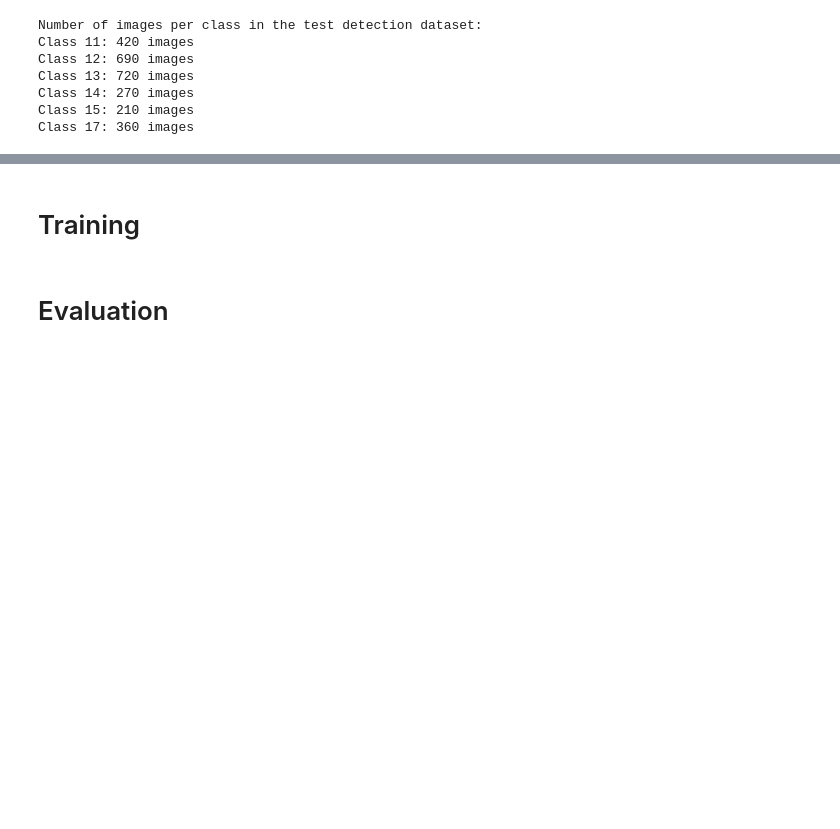
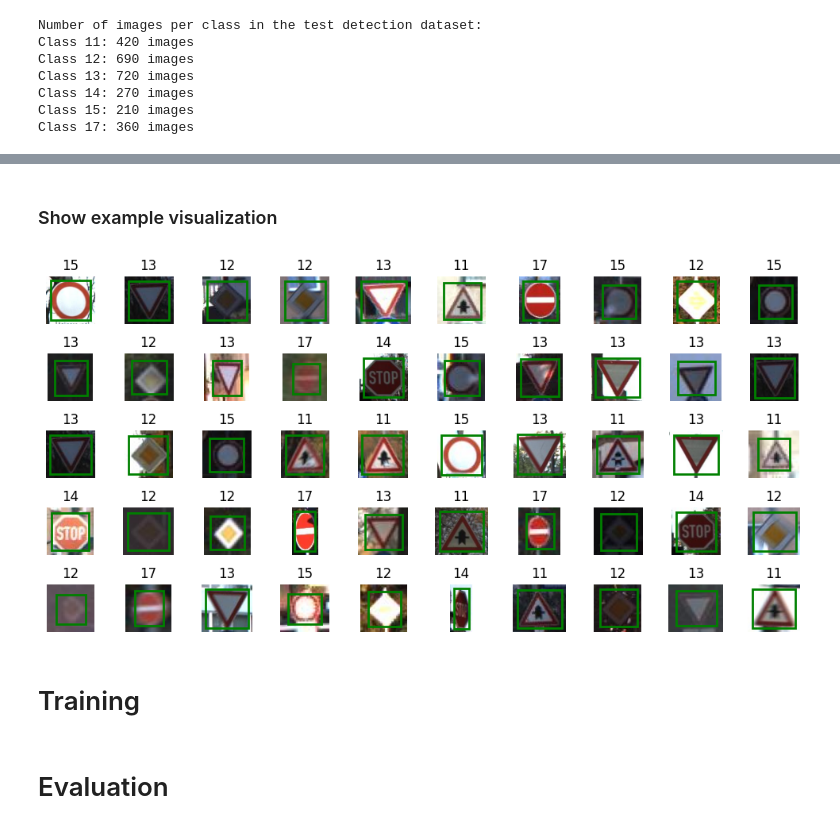
Before and after one commit to patrickgaudl/AUV-Team14, a Jupyter notebook: main.ipynb, the cells around one changed output, grey strips where cells are left out. Drawn from its saved outputs; the diff is of its cells as text; code cells hidden in the pictures; blank space fills up the shorter version.

```diff
--- a/main.ipynb
+++ b/main.ipynb
@@ -203,17 +315,17 @@ test_df.to_csv('./data/detection/Test/GT-final_test.csv', index=False, sep=';')
 # %%
 # copy images, which are still in the test_df
-test_df = pd.read_csv('./data/detection/Test/GT-final_test.csv', delimiter=';')
+test_df = pd.read_csv('./data/yolo_detection/test/GT-final_test.csv', delimiter=';')
 for file in test_df['Filename']:
     # copy the image to the images folder
     # convert it to jpg
     img_path = os.path.join('./data/classifier/Test', file)
     img = Image.open(img_path)
     img = img.convert('RGB')
-    img.save(os.path.join('./data/detection/Test/images', file.replace('.ppm', '.jpg')))
+    img.save(os.path.join('./data/yolo_detection/test/images', file.replace('.ppm', '.jpg')))
 
     # create a label file in the labels folder
     label_file = file.replace('.ppm', '.txt')
-    label_path = os.path.join('./data/detection/Test/labels', label_file)
+    label_path = os.path.join('./data/yolo_detection/test/labels', label_file)
     with open(label_path, 'w') as f:
         # get the label from the test csv
         test_df = pd.read_csv('./data/classifier/Test/GT-final_test.csv', delimiter=';')
@@ -225,13 +337,13 @@ for file in test_df['Filename']:
         f.write(f"{row['ClassId'].values[0]} {yolo_label}\n")
 
 # remopve the csv file
-os.remove('./data/detection/Test/GT-final_test.csv')
+os.remove('./data/yolo_detection/test/GT-final_test.csv')
 # %%
 # print number of images per class
-labels = os.listdir('./data/detection/Test/labels')
+labels = os.listdir('./data/yolo_detection/test/labels')
 class_counts = {}
 for label in labels:
-    with open(os.path.join('./data/detection/Test/labels', label), 'r') as f:
+    with open(os.path.join('./data/yolo_detection/test/labels', label), 'r') as f:
         for line in f:
             class_id = int(line.split()[0])
             if class_id in class_counts:
@@ -252,3 +404,48 @@ Class 17: 360 images
+# %% [markdown]
+### Show example visualization
+# %%
+# visualize some images from the test set with their labels
+test_images = os.listdir('./data/yolo_detection/test/images')
+rows, cols = 5, 10
+fig, axes = plt.subplots(rows, cols, figsize=(10, 5))
+for idx, ax in enumerate(axes.ravel()):
+    if idx < len(test_images):
+        # randomly select an image from the test set
+        img_file = test_images[np.random.randint(len(test_images))]
+        img = Image.open(os.path.join('./data/yolo_detection/test/images', img_file))
+        ax.imshow(img)
+        ax.axis('off')
+
+        # read the label file
+        label_file = img_file.replace('.jpg', '.txt')
+        with open(os.path.join('./data/yolo_detection/test/labels', label_file), 'r') as f:
+            label = f.read().strip()
+
+        # show label roi on the image
+        if label:
+            class_id, bbox = label.split(' ', 1)
+            bbox = list(map(float, bbox.split()))
+            x_center, y_center, width, height = bbox
+
+            # convert to pixel coordinates
+            img_width, img_height = img.size
+            x1 = int((x_center - width / 2) * img_width)
+            y1 = int((y_center - height / 2) * img_height)
+            x2 = int((x_center + width / 2) * img_width)
+            y2 = int((y_center + height / 2) * img_height)
+
+            # draw rectangle on the image
+            rect = plt.Rectangle((x1, y1), x2 - x1, y2 - y1, linewidth=2, edgecolor='green', facecolor='none')
+            ax.add_patch(rect)
+            ax.set_title(class_id)
+
+    else:
+        ax.axis('off')
+
+plt.tight_layout()
+fig.savefig('figures/' + 'detection_sample_representative' + '.jpg', dpi=700)
+# %% [output]
+[figure, added]
 # %% [markdown]
 # Training
 # %%
```
Also changed, not shown: parts of 11 cells of this notebook, 1 other file.
